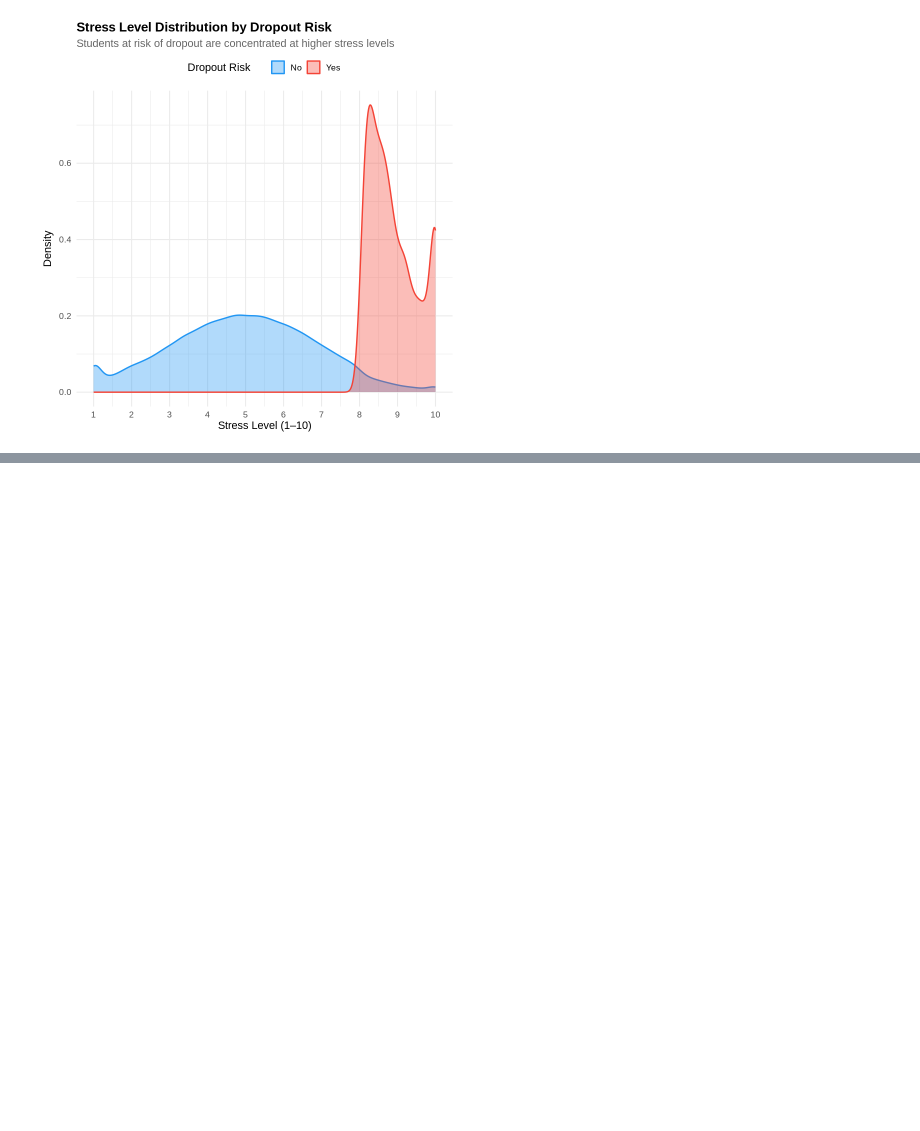
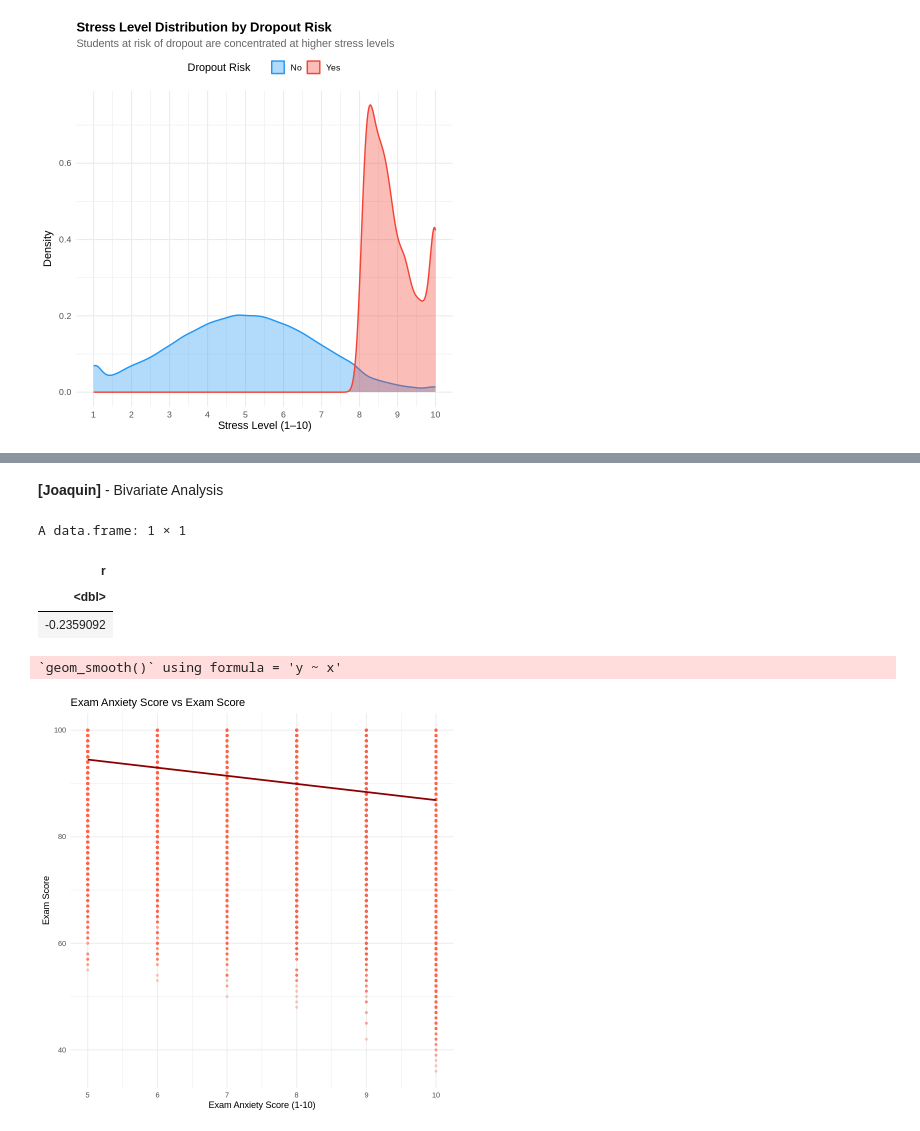
Before and after one commit to leiandrei/exploratory-data-analysis, a Jupyter notebook: notebooks/analysis.ipynb, the cells around one changed output, grey strips where cells are left out. Saved outputs shown, nothing was run; the diff lists cells and outputs as text; code cells hidden in the pictures; blank space fills up the shorter version.

```diff
--- a/notebooks/analysis.ipynb
+++ b/notebooks/analysis.ipynb
@@ -273,0 +287,20 @@ ggplot(data, aes(x = stress_level, fill = dropout_risk, color = dropout_risk)) +
+# %% [markdown]
+**[Joaquin]** - Bivariate Analysis
+# %%
+data %>%
+  summarise(r = cor(exam_anxiety_score, exam_score, use = "complete.obs"))
+
+ggplot(data, aes(x = exam_anxiety_score, y = exam_score)) +
+  geom_point(alpha = 0.3, color = "tomato", size = 1) +
+  geom_smooth(method = "lm", color = "darkred", se = FALSE) +
+  labs(title = "Exam Anxiety Score vs Exam Score",
+       x = "Exam Anxiety Score (1-10)",
+       y = "Exam Score") +
+  theme_minimal()
+# %% [output]
+A data.frame: 1 × 1
+| r |
+| <dbl> |
+| -0.2359092 |
+`geom_smooth()` using formula = 'y ~ x'
+[figure, added]
```
Also changed, not shown: parts of 5 cells of this notebook.
